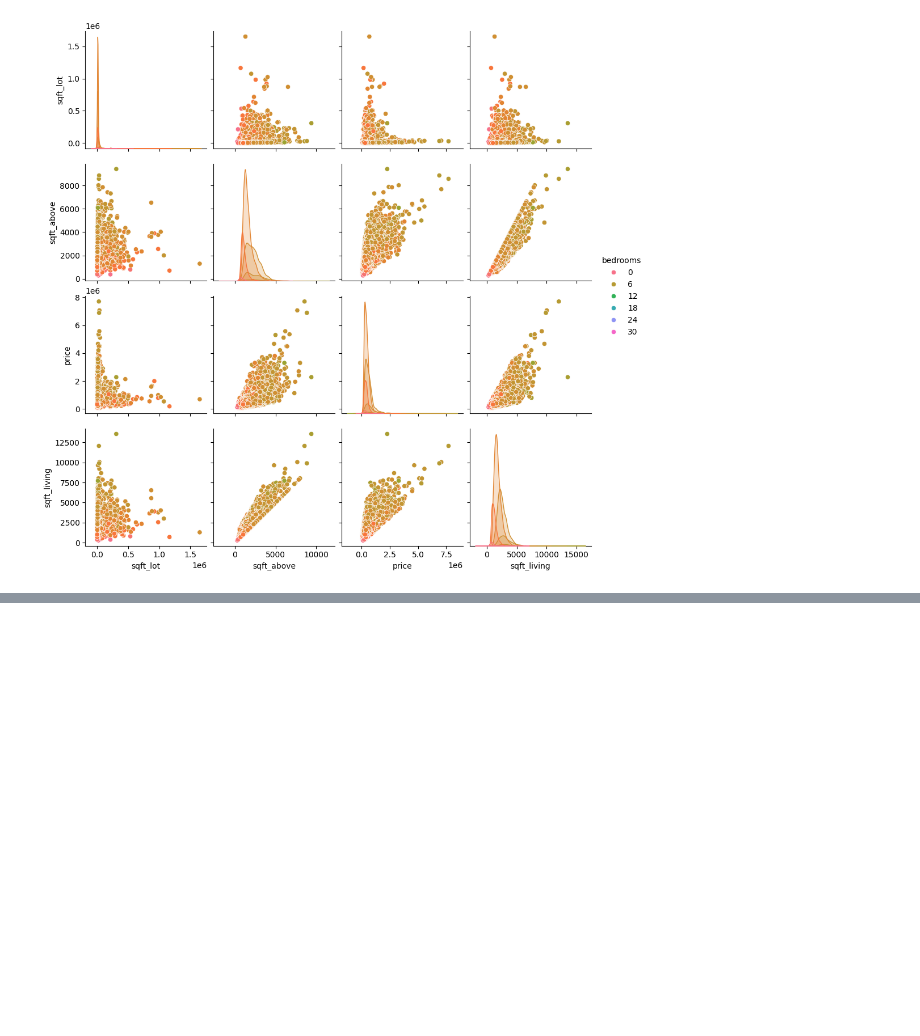
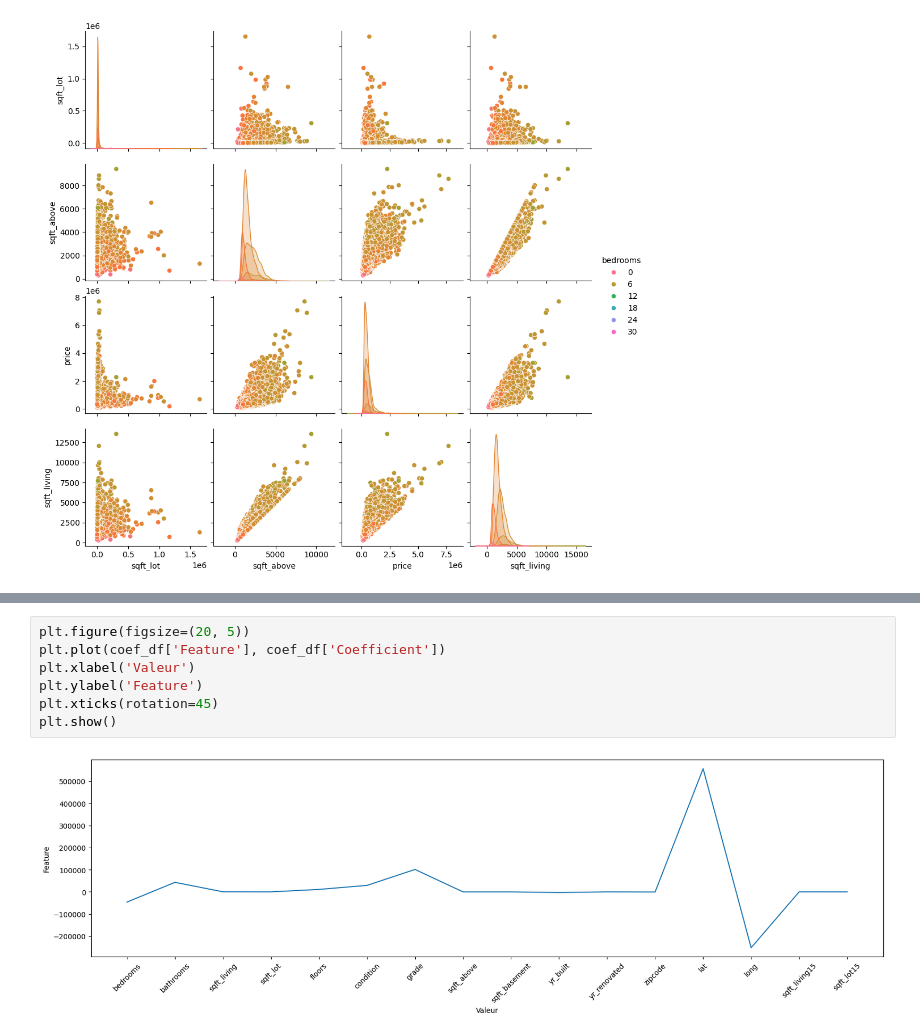
Before and after one commit to HaileSa/Algorithm, a Jupyter notebook: Novembre_MachineLearning/LassoRige.ipynb, the cells around one changed output, grey strips where cells are left out. Cells and saved outputs as stored; diff of their text form; blank space fills up the shorter version.

```diff
--- a/Novembre_MachineLearning/LassoRige.ipynb
+++ b/Novembre_MachineLearning/LassoRige.ipynb
@@ -45,0 +94,9 @@ NameError: name 'price' is not defined
+# %%
+plt.figure(figsize=(20, 5))
+plt.plot(coef_df['Feature'], coef_df['Coefficient'])
+plt.xlabel('Valeur')
+plt.ylabel('Feature')
+plt.xticks(rotation=45)
+plt.show()
+# %% [output]
+[figure, added]
```
Also changed, not shown: parts of 10 cells of this notebook.
